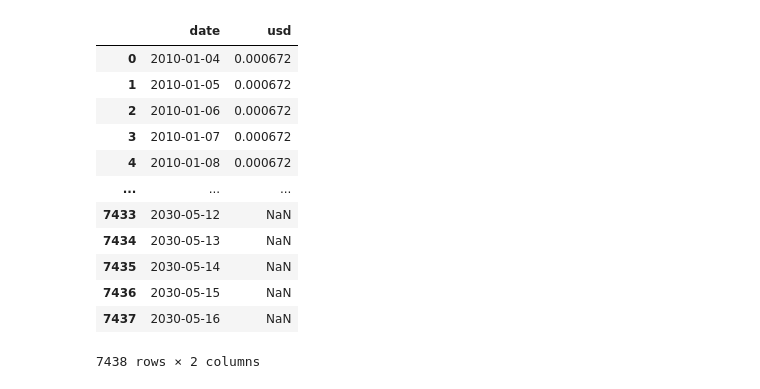
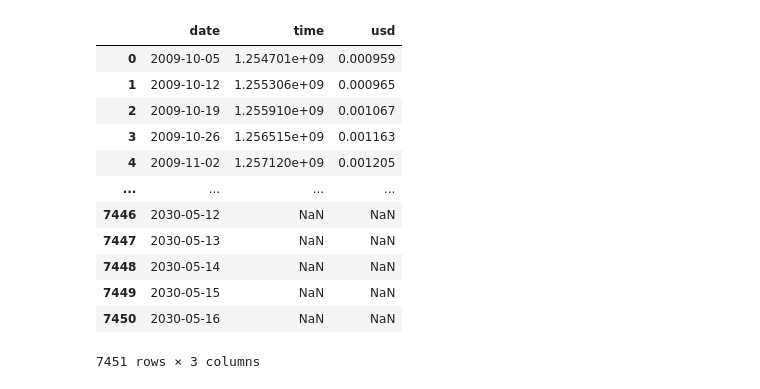
Before and after one commit to roman-ellerbrock/bitcoin_risk, a Jupyter notebook: bitcoin_risk.ipynb, the cells around one changed output. Cells and saved outputs as stored; diff of their text form; code cells hidden in the pictures.

```diff
--- a/bitcoin_risk.ipynb
+++ b/bitcoin_risk.ipynb
@@ -7,49 +7,73 @@ date1 = pd.to_datetime('2024-11-30')
 future = pd.to_datetime('2030-05-16')
 
 def canonical_columns(df):
+    """
+    Converts the given DataFrame to a canonical format for Bitcoin price analysis.
+
+    Parameters:
+    - df (pd.DataFrame): The input DataFrame containing Bitcoin price data.
+
+    Returns:
+    - pd.DataFrame: A copy of the input DataFrame with the following modifications:
+      - 'time' column converted to 'date' in datetime format, with time set to midnight.
+      - Only 'date', 'time', and 'usd' (formerly 'open') columns are retained.
+    """
     df = df.copy()
     df['date'] = pd.to_datetime(df['time'], unit='s')
     df['date'] = pd.to_datetime(df['date'].dt.date)
-    df = df[['date', 'open']]
+    df = df[['date', 'time', 'open']]
     df = df.rename(columns={'open': 'usd'})
     return df
 
 def extend_dates(df, start_date, end_date):
-    # extend by future dates
+    """
+    Extends the given DataFrame to include future dates and fills missing values with the last known value.
+
+    Parameters:
+    - df (pd.DataFrame): The input DataFrame containing Bitcoin price data.
+    - start_date (pd.Timestamp): The start date for the extension.
+    - end_date (pd.Timestamp): The end date for the extension.
+
+    Returns:
+    - pd.DataFrame: A copy of the input DataFrame with the following modifications:
+      - The 'date' column is extended to include future dates.
+      - Missing values in the 'usd' column are filled with the last known value.
+    """
+    df = df.copy()
     date_range = pd.date_range(start=start_date, end=end_date, freq='D')
-    df = pd.merge(df, pd.DataFrame({'date': date_range}), on='date', how='right')
+    df = pd.merge(df, pd.DataFrame({'date': date_range}), on='date', how='outer')
     df.sort_values('date', inplace=True)
 
     # Use forward fill (ffill) to fill missing values with the last known value
     df['usd'] = df['usd'].ffill()
     return df
 
 #btc = pd.read_csv('data/raw/BTCUSD.csv')
 btc = pd.read_csv('data/BTCUSD_2024_11_21.csv')
 btc = canonical_columns(btc)
 btc = extend_dates(btc, date0, future)
 
 # Set the condition to identify rows with dates larger than today
 condition = btc['date'] > date1
 
 # Erase data in the 'DataColumn' for dates larger than today
 btc.loc[condition, 'usd'] = None  # Replace with None or any other value you prefer
 
 display(btc)
 # %% [output]
-|  | date | usd |
-| 0 | 2010-01-04 | 0.000672 |
-| 1 | 2010-01-05 | 0.000672 |
-| 2 | 2010-01-06 | 0.000672 |
-| 3 | 2010-01-07 | 0.000672 |
-| 4 | 2010-01-08 | 0.000672 |
-| ... | ... | ... |
-| 7433 | 2030-05-12 | NaN |
-| 7434 | 2030-05-13 | NaN |
-| 7435 | 2030-05-14 | NaN |
-| 7436 | 2030-05-15 | NaN |
-| 7437 | 2030-05-16 | NaN |
+|  | date | time | usd |
+| 0 | 2009-10-05 | 1.254701e+09 | 0.000959 |
+| 1 | 2009-10-12 | 1.255306e+09 | 0.000965 |
+| 2 | 2009-10-19 | 1.255910e+09 | 0.001067 |
+| 3 | 2009-10-26 | 1.256515e+09 | 0.001163 |
+| 4 | 2009-11-02 | 1.257120e+09 | 0.001205 |
+| ... | ... | ... | ... |
+| 7446 | 2030-05-12 | NaN | NaN |
+| 7447 | 2030-05-13 | NaN | NaN |
+| 7448 | 2030-05-14 | NaN | NaN |
+| 7449 | 2030-05-15 | NaN | NaN |
+| 7450 | 2030-05-16 | NaN | NaN |
-7438 rows × 2 columns
+7451 rows × 3 columns
 # %%
 import numpy as np
 
```
Also changed, not shown: parts of 5 cells of this notebook, 7 other files.
